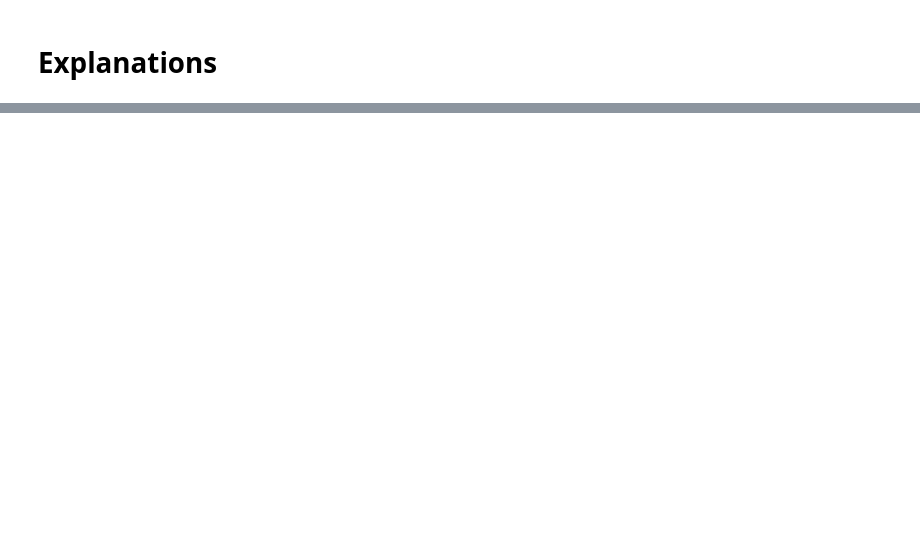
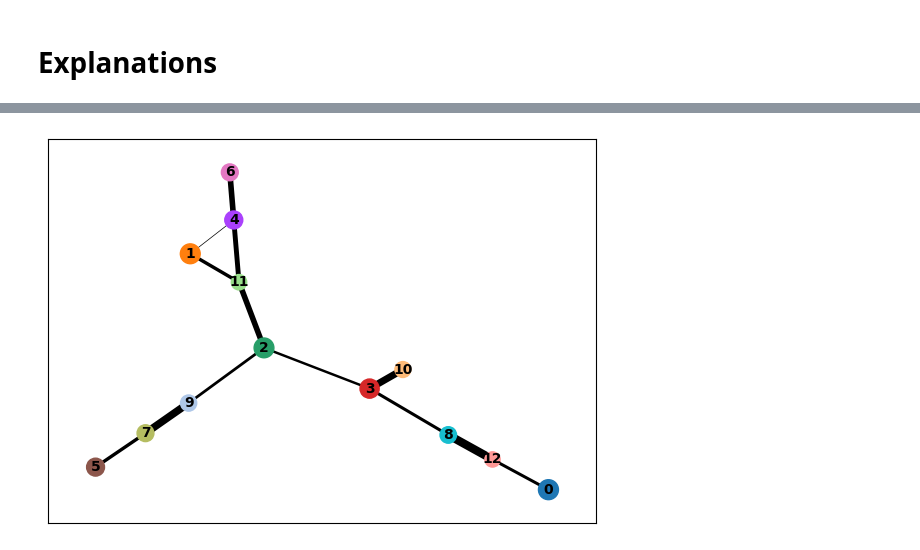
Before and after one commit to LspongebobJH/biochatter, a Jupyter notebook: experiment/scanpy/test.ipynb, the cells around one changed output, grey strips where cells are left out. Cells and saved outputs as stored; diff of their text form; code cells hidden in the pictures; blank space fills up the shorter version.

Commit message:
more scanpy cases

```diff
--- a/experiment/scanpy/test.ipynb
+++ b/experiment/scanpy/test.ipynb
@@ -136,0 +147,12 @@ sc.pl.heatmap(adata=data, var_names=['TMSB4X', 'MALAT1', 'B2M'], groupby='louvai
+# %%
+import scanpy as sc
+data = krumsiek11()
+sc.pp.neighbors(data)
+sc.tl.louvain(data)
+sc.tl.paga(data, groups='louvain')
+# sc.pl.paga(data)
+# sc.tl.umap(data, init_pos='paga')
+# sc.pl.umap(data, color='louvain')
+# %%
+data.obs.pop('louvain')
+data.obs
@@ -136,0 +173,4 @@ sc.pl.heatmap(adata=data, var_names=['TMSB4X', 'MALAT1', 'B2M'], groupby='louvai
+# %%
+sc.pl.paga(data, color='louvain')
+# %% [output]
+[figure, added]
```
Also changed, not shown: parts of 9 cells of this notebook, 2 other files.
